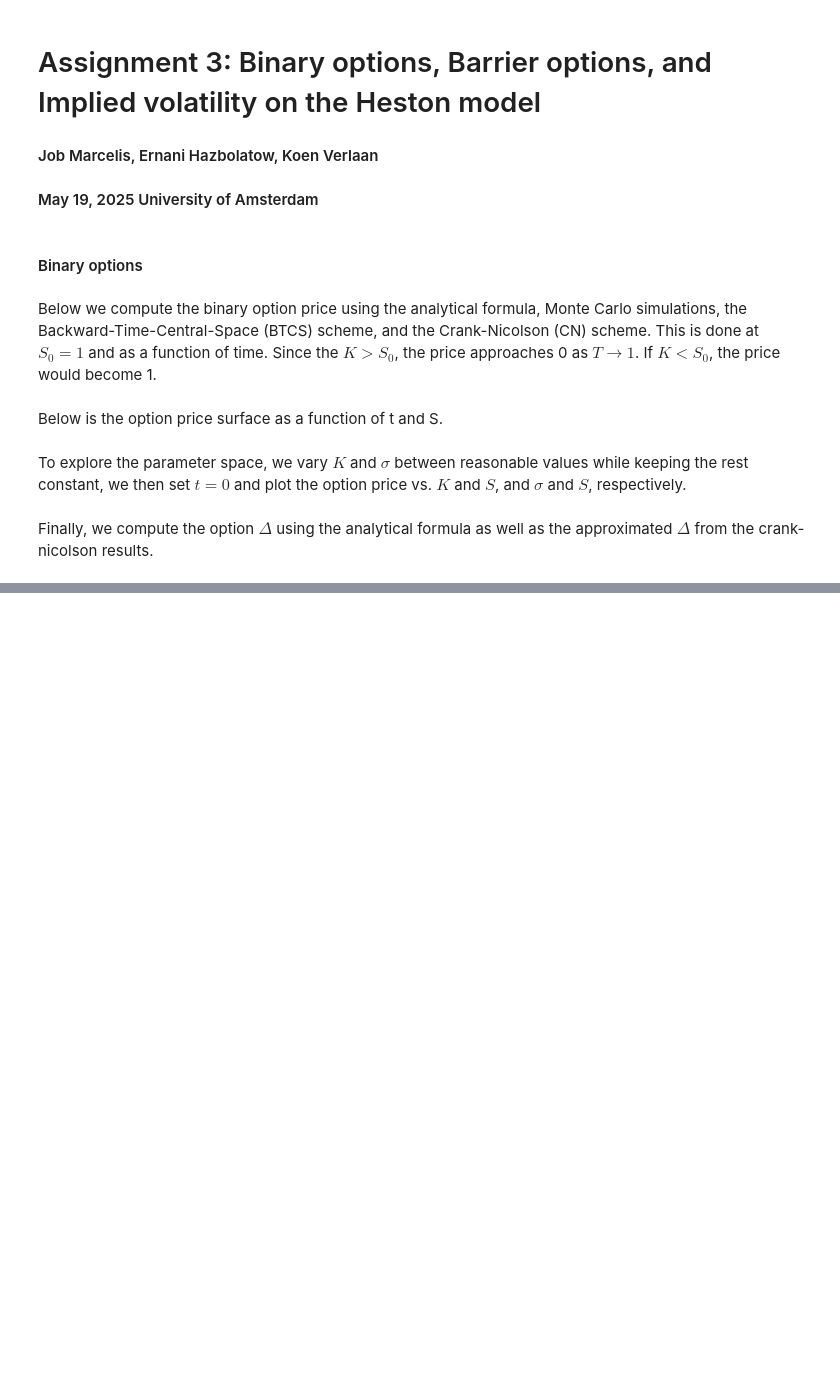
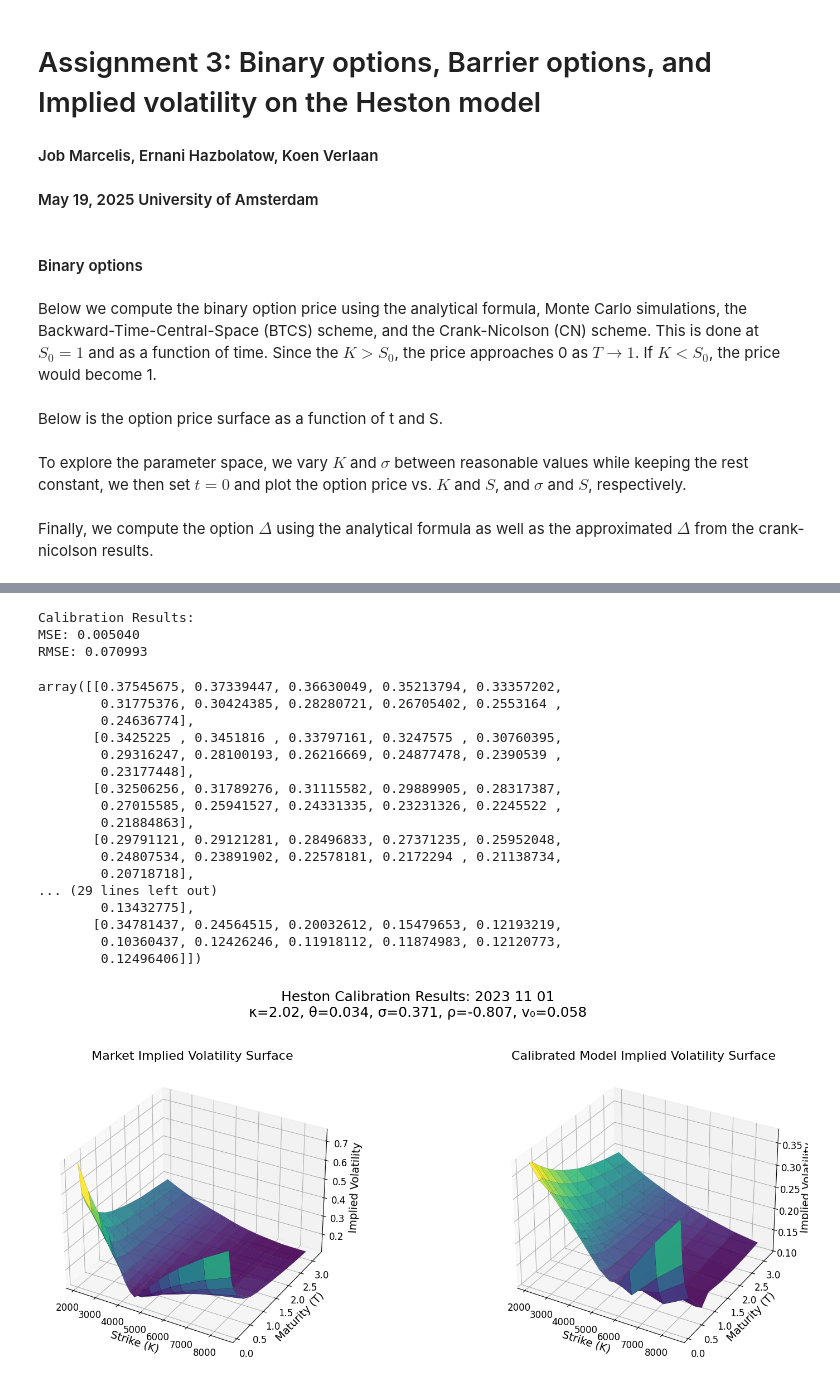
Before and after one commit to JCMarcelis/Computational_Finance, a Jupyter notebook: main.ipynb, the cells around one changed output, grey strips where cells are left out. Drawn from its saved outputs; the diff is of its cells as text; code cells hidden in the pictures; blank space fills up the shorter version.

```diff
--- a/main.ipynb
+++ b/main.ipynb
@@ -141,0 +153,30 @@ plt.show()
+# %%
+market_data = load_market_data("2023 11 01")
+initial_guess = np.array([2.0, 0.05, 0.20, -0.7, 0.04])
+
+S0_market = 4327.86
+
+result = calibrate_heston(market_data, S0_market=S0_market, r_market=0.01)
+analyze_and_plot(market_data, S0_market, 0.01, result[0], "2023 11 01")
+# %% [output]
+Calibration Results:
+MSE: 0.005040
+RMSE: 0.070993
+array([[0.37545675, 0.37339447, 0.36630049, 0.35213794, 0.33357202,
+        0.31775376, 0.30424385, 0.28280721, 0.26705402, 0.2553164 ,
+        0.24636774],
+       [0.3425225 , 0.3451816 , 0.33797161, 0.3247575 , 0.30760395,
+        0.29316247, 0.28100193, 0.26216669, 0.24877478, 0.2390539 ,
+        0.23177448],
+       [0.32506256, 0.31789276, 0.31115582, 0.29889905, 0.28317387,
+        0.27015585, 0.25941527, 0.24331335, 0.23231326, 0.2245522 ,
+        0.21884863],
+       [0.29791121, 0.29121281, 0.28496833, 0.27371235, 0.25952048,
+        0.24807534, 0.23891902, 0.22578181, 0.2172294 , 0.21138734,
+        0.20718718],
+... (29 lines left out)
+        0.13432775],
+       [0.34781437, 0.24564515, 0.20032612, 0.15479653, 0.12193219,
+        0.10360437, 0.12426246, 0.11918112, 0.11874983, 0.12120773,
+        0.12496406]])
+[figure, added]
```
Also changed, not shown: parts of 3 cells of this notebook, 5 other files.
